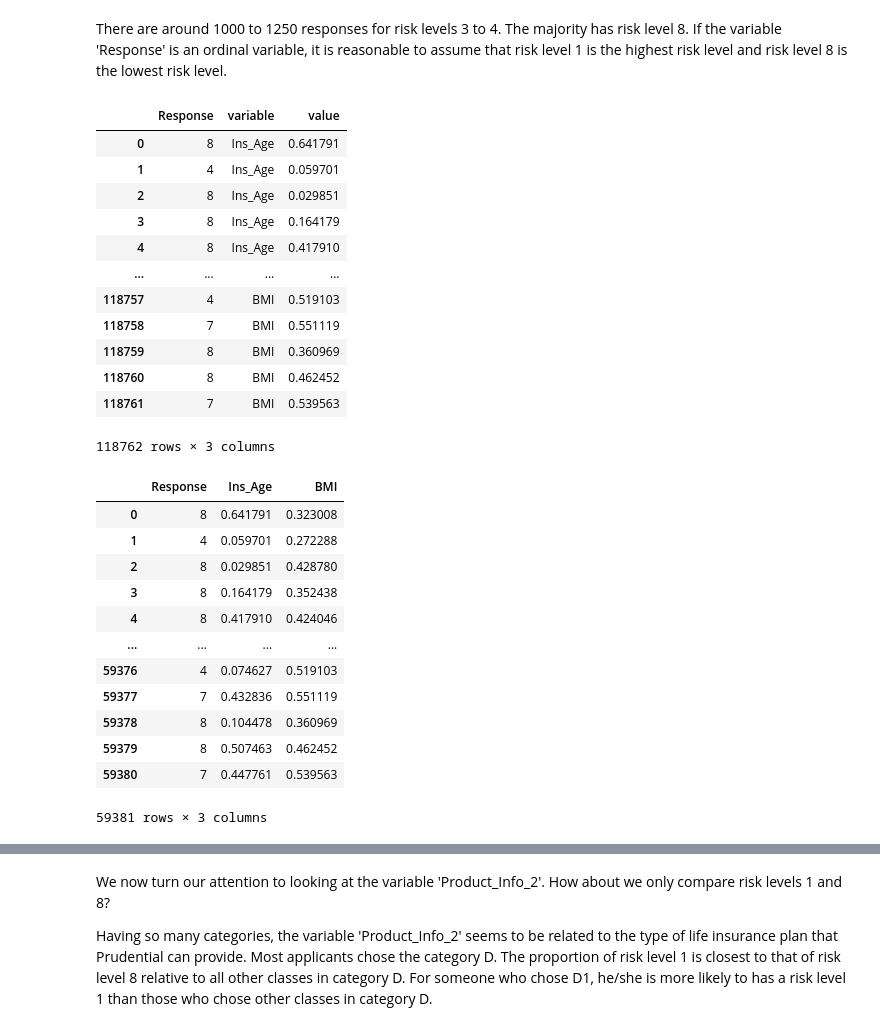
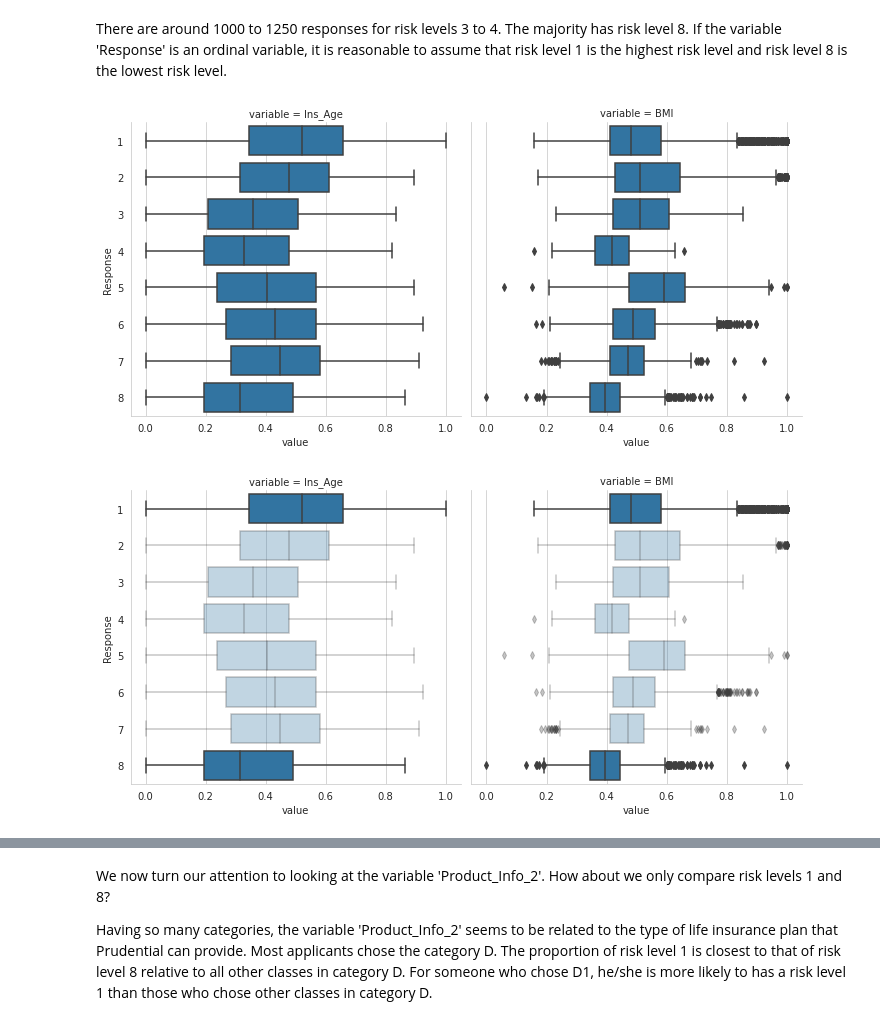
Before and after one commit to m2ng/hangseng-case, a Jupyter notebook: nb/analysis.ipynb, the cells around one changed output, grey strips where cells are left out. Drawn from its saved outputs; the diff is of its cells as text; code cells hidden in the pictures.

```diff
--- a/nb/analysis.ipynb
+++ b/nb/analysis.ipynb
@@ -98,34 +105,50 @@ sns.despine(fig=g.get_figure(), bottom=True, left=True)
 # %% [markdown]
 There are around 1000 to 1250 responses for risk levels 3 to 4. The majority has risk level 8. If the variable 'Response' is an ordinal variable, it is reasonable to assume that risk level 1 is the highest risk level and risk level 8 is the lowest risk level.
-# %%
-f
-# %% [output]
-|  | Response | variable | value |
-| 0 | 8 | Ins_Age | 0.641791 |
-| 1 | 4 | Ins_Age | 0.059701 |
-| 2 | 8 | Ins_Age | 0.029851 |
-| 3 | 8 | Ins_Age | 0.164179 |
-| 4 | 8 | Ins_Age | 0.417910 |
-| ... | ... | ... | ... |
-| 118757 | 4 | BMI | 0.519103 |
-| 118758 | 7 | BMI | 0.551119 |
-| 118759 | 8 | BMI | 0.360969 |
-| 118760 | 8 | BMI | 0.462452 |
-| 118761 | 7 | BMI | 0.539563 |
-118762 rows × 3 columns
-# %%
-train_df.loc[:, ["Response"] + ["Ins_Age", "BMI"]]
-# %% [output]
-|  | Response | Ins_Age | BMI |
-| 0 | 8 | 0.641791 | 0.323008 |
-| 1 | 4 | 0.059701 | 0.272288 |
-| 2 | 8 | 0.029851 | 0.428780 |
-| 3 | 8 | 0.164179 | 0.352438 |
-| 4 | 8 | 0.417910 | 0.424046 |
-| ... | ... | ... | ... |
-| 59376 | 4 | 0.074627 | 0.519103 |
-| 59377 | 7 | 0.432836 | 0.551119 |
-| 59378 | 8 | 0.104478 | 0.360969 |
-| 59379 | 8 | 0.507463 | 0.462452 |
-| 59380 | 7 | 0.447761 | 0.539563 |
-59381 rows × 3 columns
+# %%
+# f = pd.melt(train_df.loc[:, ["Response"] + ["Ins_Age", "BMI"]], id_vars=["Response"], value_vars=["Ins_Age", "BMI"])
+# g = sns.catplot(data=f, x="Response", y="value", col="variable", kind="point", ci=False)
+# g.despine(left=True)
+# g.axes[0, 0].grid(False)
+# g.axes[0, 1].grid(False)
+
+f = pd.melt(train_df.loc[:, ["Response"] + ["Ins_Age", "BMI"]], id_vars=["Response"], value_vars=["Ins_Age", "BMI"])
+g = sns.FacetGrid(f, col="variable", col_wrap=2, height=5)
+g.map(sns.boxplot, "value", "Response", order=list(range(1, 9)), orient="h")
+
+for ax_, ax_id in zip(g.axes, ["a", "b"]):
+    for c_ in ax_.get_children():
+        if "Axis" in str(c_.__class__):
+            for lbl_ in c_.get_ticklabels():
+                lbl_.set_alpha(.3)
+            c_.get_label().set_alpha(.3)
+        else:
+            c_.set_alpha(.3)
+    g.savefig("../figure/age_bmi_1{}.png".format(ax_id), bbox_inches="tight", dpi=120)
+    for c_ in ax_.get_children():
+        if "Axis" in str(c_.__class__):
+            for lbl_ in c_.get_ticklabels():
+                lbl_.set_alpha(1.)
+            c_.get_label().set_alpha(1.)
+        else:
+            c_.set_alpha(1.)
+
+g.savefig("../figure/age_bmi_1.png", bbox_inches="tight", dpi=120)
+plt.show()
+
+f = pd.melt(train_df.loc[:, ["Response"] + ["Ins_Age", "BMI"]], id_vars=["Response"], value_vars=["Ins_Age", "BMI"])
+g = sns.FacetGrid(f, col="variable", col_wrap=2, height=5)
+g.map(sns.boxplot, "value", "Response", order=list(range(1, 9)), orient="h")
+
+for ax in g.axes:
+    for i, x in enumerate(y for y in ax.get_children() if "PathPatch" in str(y.__class__)):
+        if i not in [0, 7]:
+            x.set_alpha(.3)
+    for i, x in enumerate(y for y in ax.get_children()):
+        if i in range(6, 42):
+            x.set_alpha(.3)
+
+# g.savefig("../figure/age_bmi_2.png", bbox_inches="tight", dpi=120)
+plt.show()
+# %% [output]
+[figure, added]
+[figure, added]
```
Also changed, not shown: parts of 16 cells of this notebook, 1 other file.
